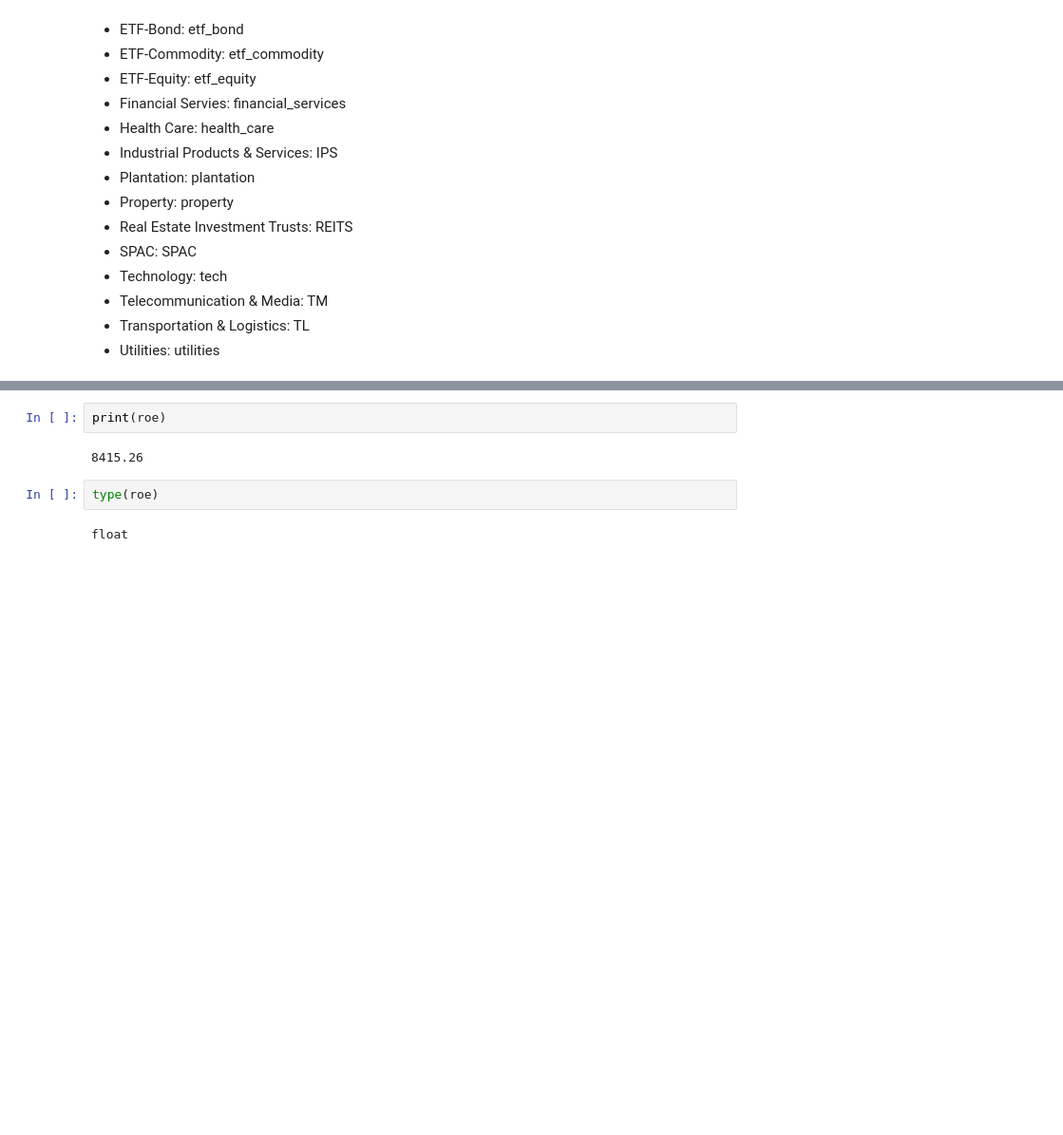
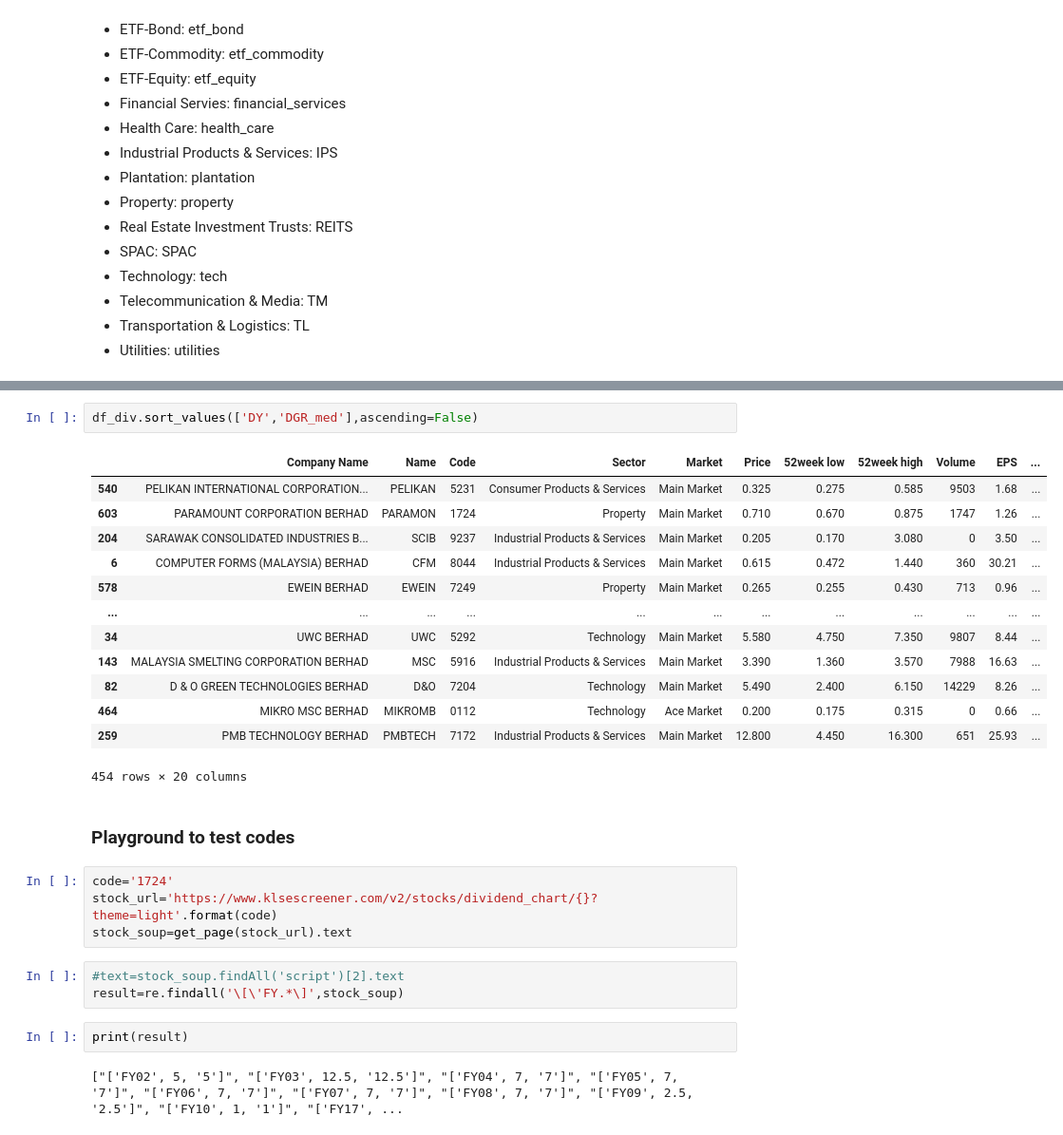
Before and after one commit to seowteckkueh/web-scraping, a Jupyter notebook: Bursa stock summary.ipynb, the cells around one changed output, grey strips where cells are left out. Shown at 95% size. Saved outputs shown, nothing was run; the diff lists cells and outputs as text; blank space fills up the shorter version.

```diff
--- a/Bursa stock summary.ipynb
+++ b/Bursa stock summary.ipynb
@@ -316,8 +301,29 @@ roe=float(format(float(roe.replace(',','')),'.2f'))
+# %%
+df_div.sort_values(['DY','DGR_med'],ascending=False)
+# %% [output]
+|  | Company Name | Name | Code | Sector | Market | Price | 52week low | 52week high | Volume | EPS | ... |
+| 540 | PELIKAN INTERNATIONAL CORPORATION... | PELIKAN | 5231 | Consumer Products & Services | Main Market | 0.325 | 0.275 | 0.585 | 9503 | 1.68 | ... |
+| 603 | PARAMOUNT CORPORATION BERHAD | PARAMON | 1724 | Property | Main Market | 0.710 | 0.670 | 0.875 | 1747 | 1.26 | ... |
+| 204 | SARAWAK CONSOLIDATED INDUSTRIES B... | SCIB | 9237 | Industrial Products & Services | Main Market | 0.205 | 0.170 | 3.080 | 0 | 3.50 | ... |
+| 6 | COMPUTER FORMS (MALAYSIA) BERHAD | CFM | 8044 | Industrial Products & Services | Main Market | 0.615 | 0.472 | 1.440 | 360 | 30.21 | ... |
+| 578 | EWEIN BERHAD | EWEIN | 7249 | Property | Main Market | 0.265 | 0.255 | 0.430 | 713 | 0.96 | ... |
+| ... | ... | ... | ... | ... | ... | ... | ... | ... | ... | ... | ... |
+| 34 | UWC BERHAD | UWC | 5292 | Technology | Main Market | 5.580 | 4.750 | 7.350 | 9807 | 8.44 | ... |
+| 143 | MALAYSIA SMELTING CORPORATION BERHAD | MSC | 5916 | Industrial Products & Services | Main Market | 3.390 | 1.360 | 3.570 | 7988 | 16.63 | ... |
+| 82 | D & O GREEN TECHNOLOGIES BERHAD | D&O | 7204 | Technology | Main Market | 5.490 | 2.400 | 6.150 | 14229 | 8.26 | ... |
+| 464 | MIKRO MSC BERHAD | MIKROMB | 0112 | Technology | Ace Market | 0.200 | 0.175 | 0.315 | 0 | 0.66 | ... |
+| 259 | PMB TECHNOLOGY BERHAD | PMBTECH | 7172 | Industrial Products & Services | Main Market | 12.800 | 4.450 | 16.300 | 651 | 25.93 | ... |
+454 rows × 20 columns
+# %% [markdown]
+### Playground to test codes
+# %%
+code='1724'
+stock_url='https://www.klsescreener.com/v2/stocks/dividend_chart/{}?theme=light'.format(code)
+stock_soup=get_page(stock_url).text
+# %%
+#text=stock_soup.findAll('script')[2].text
+result=re.findall('\[\'FY.*\]',stock_soup)
 # %%
-print(roe)
+print(result)
 # %% [output]
-8415.26
+["['FY02', 5, '5']", "['FY03', 12.5, '12.5']", "['FY04', 7, '7']", "['FY05', 7, '7']", "['FY06', 7, '7']", "['FY07', 7, '7']", "['FY08', 7, '7']", "['FY09', 2.5, '2.5']", "['FY10', 1, '1']", "['FY17', ...
-# %%
-type(roe)
-# %% [output]
-float
```
Also changed, not shown: parts of 35 cells of this notebook.
